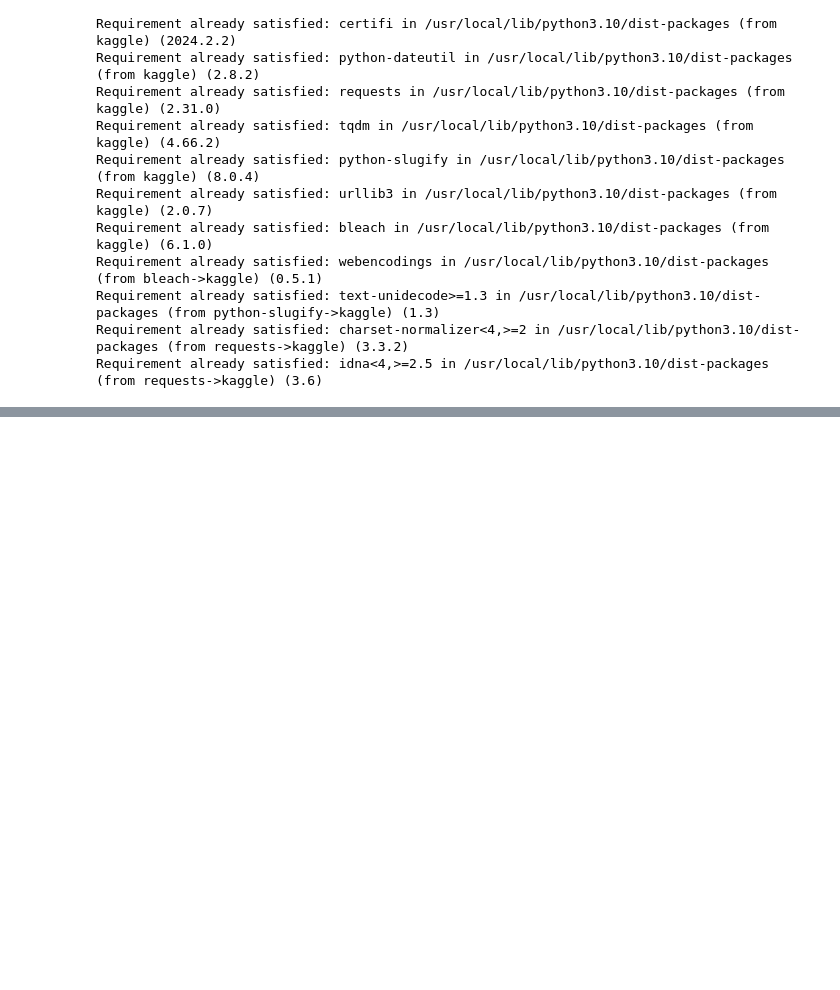
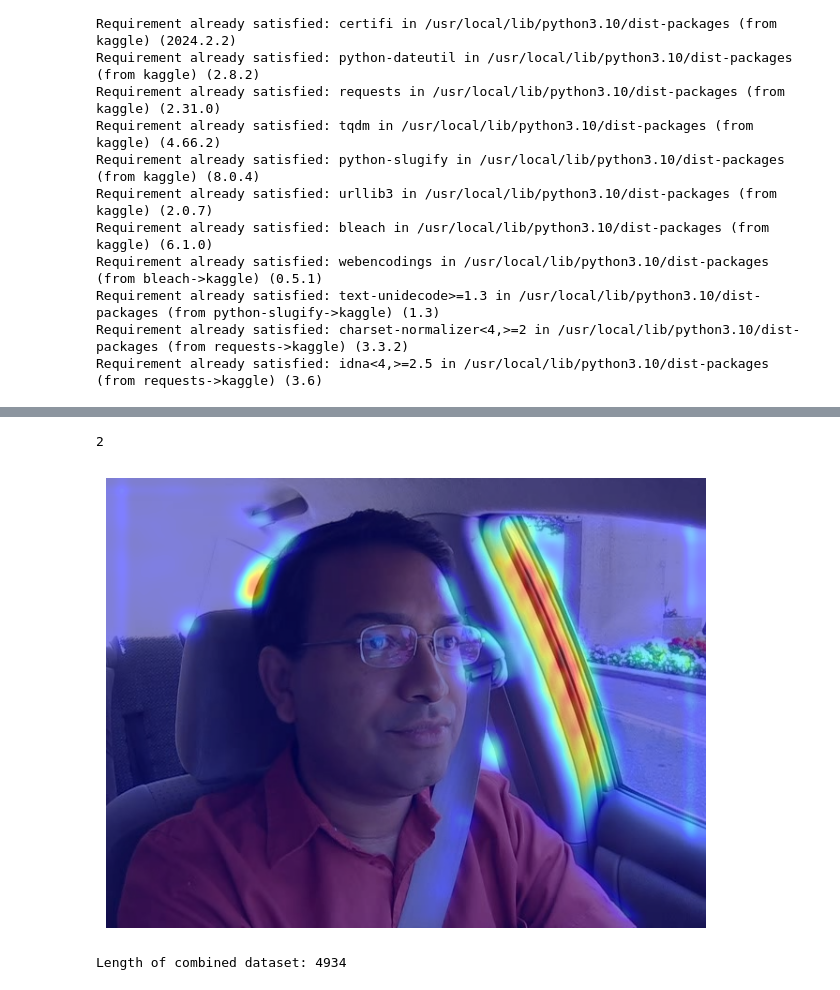
Before and after one commit to Snehapdev/Drowzy-Driver-Detection, a Jupyter notebook: notebooks/drwozy_driver_detection.ipynb, the cells around one changed output, grey strips where cells are left out. Drawn from its saved outputs; the diff is of its cells as text; code cells hidden in the pictures; blank space fills up the shorter version.

Commit message:
load model weights of Custom CNN

```diff
--- a/notebooks/drwozy_driver_detection.ipynb
+++ b/notebooks/drwozy_driver_detection.ipynb
@@ -125,5 +107,4 @@ WARNING:matplotlib.image:Clipping input data to the valid range for imshow with
 # %%
-import torch.nn as nn
 import torch.nn.functional as F
 
 class MyCNN(nn.Module):
@@ -175,8 +156,7 @@ class MyCNN(nn.Module):
         x = self.dropout(x)
         # Second fully connected layer (output layer)
         x = self.fc2(x)
-        # Softmax activation for obtaining class probabilities
-        return F.softmax(x, dim=1)
+        return x
 # %%
 import torch.optim as optim
 
@@ -193,7 +173,7 @@ train_losses = []
 val_losses = []
 
 # Training loop
-num_epochs = 30
+num_epochs = 25
 for epoch in range(num_epochs):
     model.train()
     running_loss = 0.0
@@ -339,34 +357,92 @@ import matplotlib.pyplot as plt
 
 # Set device
 device = torch.device("cuda" if torch.cuda.is_available() else "cpu")
 # Set model to evaluation mode and move it to the device
 model.eval().to(device)
 
 # Path to the input image
 img_path = "/content/data/yawn-eye-dataset/dataset_new/test/no_yawn/115.jpg"
 # Read the image
 img = read_image(img_path)
 # Apply transformations and move to device
 input_tensor = normalize(resize(img, (224, 224)) / 255., [0.485, 0.456, 0.406], [0.229, 0.224, 0.225]).to(device)
 
 # Use SmoothGradCAMpp method to extract CAM
-with SmoothGradCAMpp(model, target_layer='conv1') as cam_extractor:
+with SmoothGradCAMpp(model, target_layer='conv3') as cam_extractor:
     # Forward pass
     out = model(input_tensor.unsqueeze(0))
     # Predicted class index
     predicted_class = out.squeeze(0).argmax().item()
     print(predicted_class)
     # Retrieve the CAM
     activation_map = cam_extractor(predicted_class, out)
 
 # Overlay the CAM on the input image
 result = overlay_mask(to_pil_image(img), to_pil_image(activation_map[0].squeeze(0), mode='F'), alpha=0.5)
 
 # Display the result
 plt.imshow(result)
 plt.axis('off')
 plt.tight_layout()
 plt.show()
+# %% [output]
+2
+[figure, added]
+# %%
+# Define transformations
+transform = torchvision.transforms.Compose([
+    torchvision.transforms.ToTensor(),  # Convert PIL image to tensor
+   # torchvision.transforms.Normalize((0.1307,), (0.3081,)),  # Normalize pixel values
+    transforms.Normalize((0.485, 0.456, 0.406), (0.229, 0.224, 0.225)), # Normalize pixel values
+    torchvision.transforms.Resize((256,256))  # Resize the image to (256,256)
+
+])
+
+# Define transformations for augmentation
+transform_augmented = transforms.Compose([
+    transforms.RandomHorizontalFlip(),  # Randomly flip images horizontally
+    transforms.RandomRotation(degrees=15),  # Randomly rotate images by up to 15 degrees
+    transforms.ToTensor(),  # Convert PIL image to tensor
+    transforms.Normalize((0.485, 0.456, 0.406), (0.229, 0.224, 0.225)),
+    #transforms.Normalize((0.5, 0.5, 0.5), (0.5, 0.5, 0.5)), # Normalize pixel values
+    torchvision.transforms.Resize((256,256)) # Resize the image to (256,256)
+])
+
+# Define batch size
+batch_size_train = 64
+
+# Define training dataset without augmentation
+dataset_original = torchvision.datasets.ImageFolder(
+    root='/content/data/yawn-eye-dataset/dataset_new/train',
+    transform=transform
+)
+
+# Define training dataset with augmentation
+dataset_augmented = torchvision.datasets.ImageFolder(
+    root='/content/data/yawn-eye-dataset/dataset_new/train',
+    transform=transform_augmented
+)
+
+# Combine the original and augmented datasets
+combined_dataset = torch.utils.data.ConcatDataset([dataset_original, dataset_augmented])
+
+# Define training dataset and create DataLoader
+test_dataset = torchvision.datasets.ImageFolder(
+    root='/content/data/yawn-eye-dataset/dataset_new/test',
+    transform=transform
+)
+
+# Split dataset into training and validation sets
+train_size = int(0.8 * len(combined_dataset))
+print("Length of combined dataset:", len(combined_dataset))
+val_size = len(combined_dataset) - train_size
+train_dataset, val_dataset = random_split(combined_dataset, [train_size, val_size])
+
+# Create data loaders
+train_loader = DataLoader(train_dataset, batch_size=64, shuffle=True)
+val_loader = DataLoader(val_dataset, batch_size=64, shuffle=False)
+# %% [output]
+Length of combined dataset: 4934
 # %%
 import torch.nn as nn
 from torchvision import models
```
Also changed, not shown: parts of 20 cells of this notebook, 1 other file.
